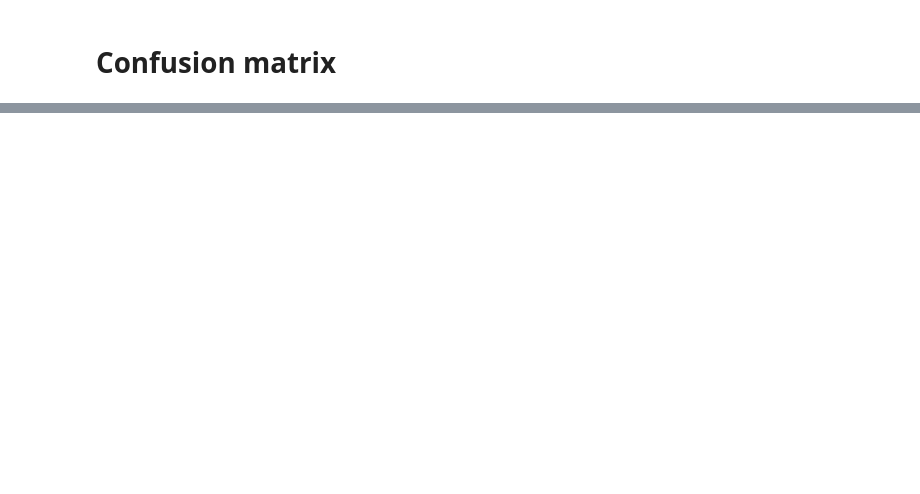
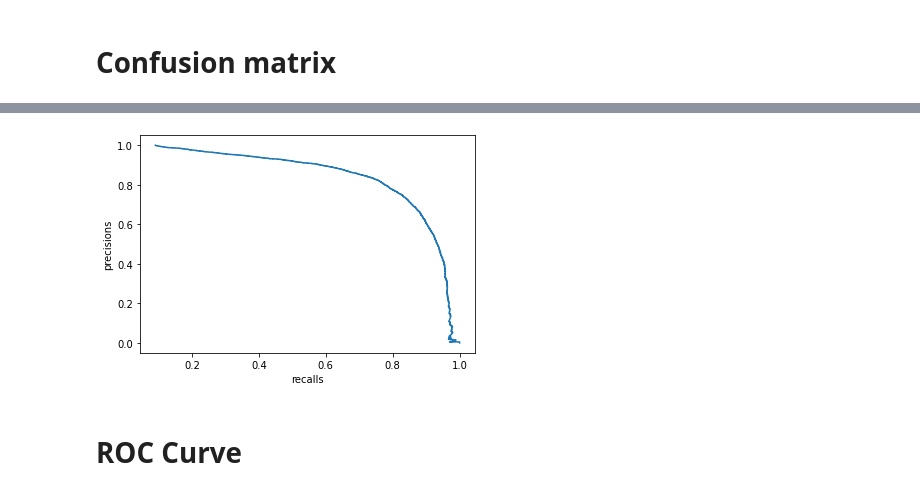
Before and after one commit to aman5898/Data-Science-Extended-LRC, a Jupyter notebook: 2022-1-3-Classification.ipynb, the cells around one changed output, grey strips where cells are left out. Saved outputs shown, nothing was run; the diff lists cells and outputs as text; code cells hidden in the pictures; blank space fills up the shorter version.

```diff
--- a/2022-1-3-Classification.ipynb
+++ b/2022-1-3-Classification.ipynb
@@ -111,0 +159,10 @@ array([[15785,   151],
+# %%
+plt.plot(precisions, recalls, label = 'roc')
+
+plt.xlabel('recalls')
+plt.ylabel('precisions')
+plt.show()
+# %% [output]
+[figure, added]
+# %% [markdown]
+# ROC Curve
```
Also changed, not shown: parts of 14 cells of this notebook.
